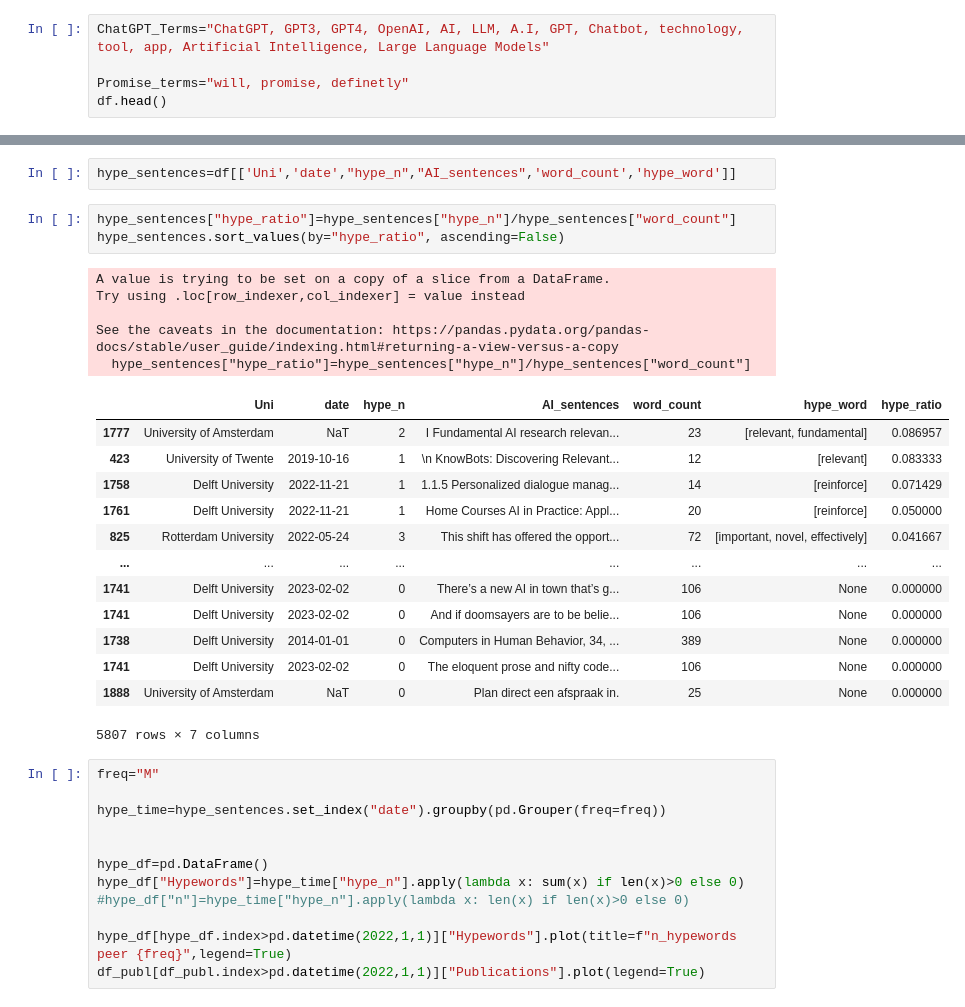
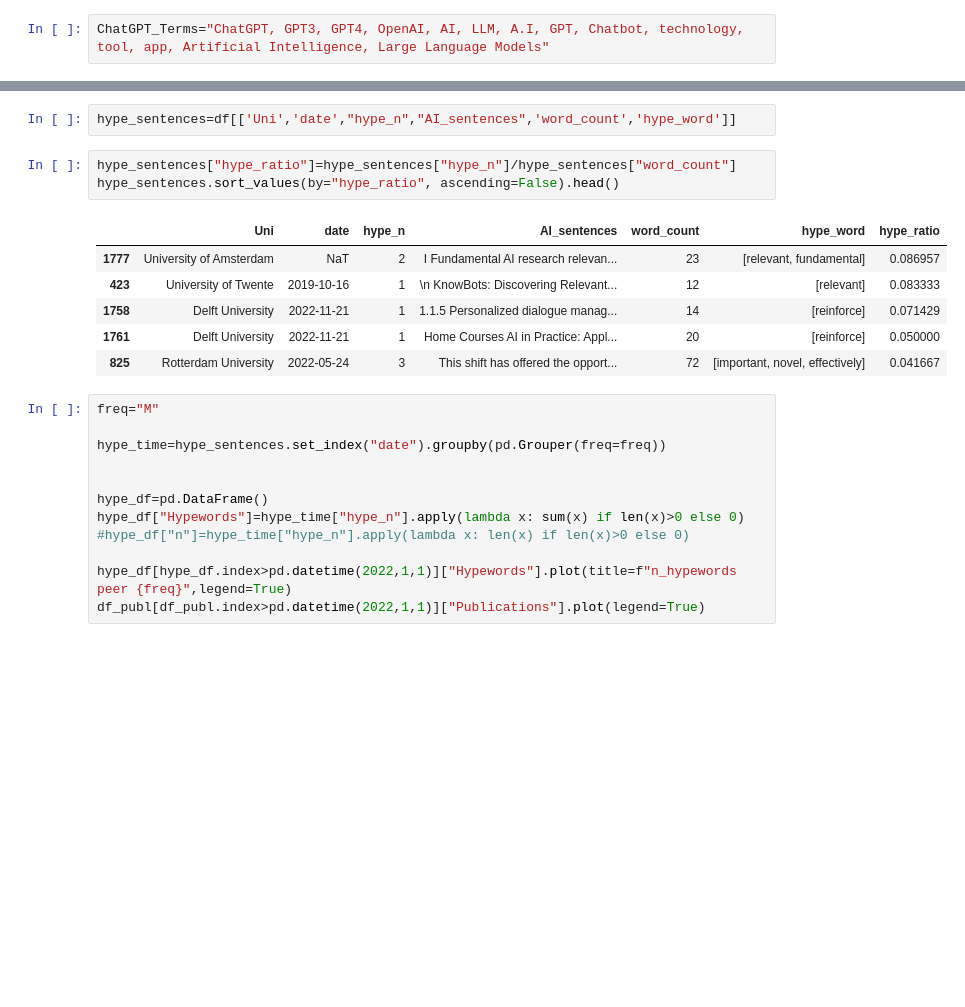
Before and after one commit to Klapperhorn/Zotero_HTML_annotation, a Jupyter notebook: file_analysis.ipynb, the cells around one changed output, grey strips where cells are left out. Saved outputs shown, nothing was run; the diff lists cells and outputs as text; blank space fills up the shorter version.

```diff
--- a/file_analysis.ipynb
+++ b/file_analysis.ipynb
@@ -38,6 +38,3 @@ Counts
 | Wageningen University | 9 | 57 |
 # %%
 ChatGPT_Terms="ChatGPT, GPT3, GPT4, OpenAI, AI, LLM, A.I, GPT, Chatbot, technology, tool, app, Artificial Intelligence, Large Language Models"
-
-Promise_terms="will, promise, definetly"
-df.head()
@@ -181,26 +137,14 @@ hype_sentences.to_excel("hype_sentences.xlsx")
 hype_sentences=df[['Uni','date',"hype_n","AI_sentences",'word_count','hype_word']]
 # %%
 hype_sentences["hype_ratio"]=hype_sentences["hype_n"]/hype_sentences["word_count"]
-hype_sentences.sort_values(by="hype_ratio", ascending=False)
+hype_sentences.sort_values(by="hype_ratio", ascending=False).head()
 # %% [output]
-A value is trying to be set on a copy of a slice from a DataFrame.
-Try using .loc[row_indexer,col_indexer] = value instead
-
-See the caveats in the documentation: https://pandas.pydata.org/pandas-docs/stable/user_guide/indexing.html#returning-a-view-versus-a-copy
-  hype_sentences["hype_ratio"]=hype_sentences["hype_n"]/hype_sentences["word_count"]
 |  | Uni | date | hype_n | AI_sentences | word_count | hype_word | hype_ratio |
 | 1777 | University of Amsterdam | NaT | 2 | I Fundamental AI research relevan... | 23 | [relevant, fundamental] | 0.086957 |
 | 423 | University of Twente | 2019-10-16 | 1 | \n KnowBots: Discovering Relevant... | 12 | [relevant] | 0.083333 |
 | 1758 | Delft University | 2022-11-21 | 1 | 1.1.5 Personalized dialogue manag... | 14 | [reinforce] | 0.071429 |
 | 1761 | Delft University | 2022-11-21 | 1 | Home Courses AI in Practice: Appl... | 20 | [reinforce] | 0.050000 |
 | 825 | Rotterdam University | 2022-05-24 | 3 | This shift has offered the opport... | 72 | [important, novel, effectively] | 0.041667 |
-| ... | ... | ... | ... | ... | ... | ... | ... |
-| 1741 | Delft University | 2023-02-02 | 0 | There’s a new AI in town that’s g... | 106 | None | 0.000000 |
-| 1741 | Delft University | 2023-02-02 | 0 | And if doomsayers are to be belie... | 106 | None | 0.000000 |
-| 1738 | Delft University | 2014-01-01 | 0 | Computers in Human Behavior, 34, ... | 389 | None | 0.000000 |
-| 1741 | Delft University | 2023-02-02 | 0 | The eloquent prose and nifty code... | 106 | None | 0.000000 |
-| 1888 | University of Amsterdam | NaT | 0 | Plan direct een afspraak in. | 25 | None | 0.000000 |
-5807 rows × 7 columns
 # %%
 freq="M"
 
```
Also changed, not shown: parts of 12 cells of this notebook.
